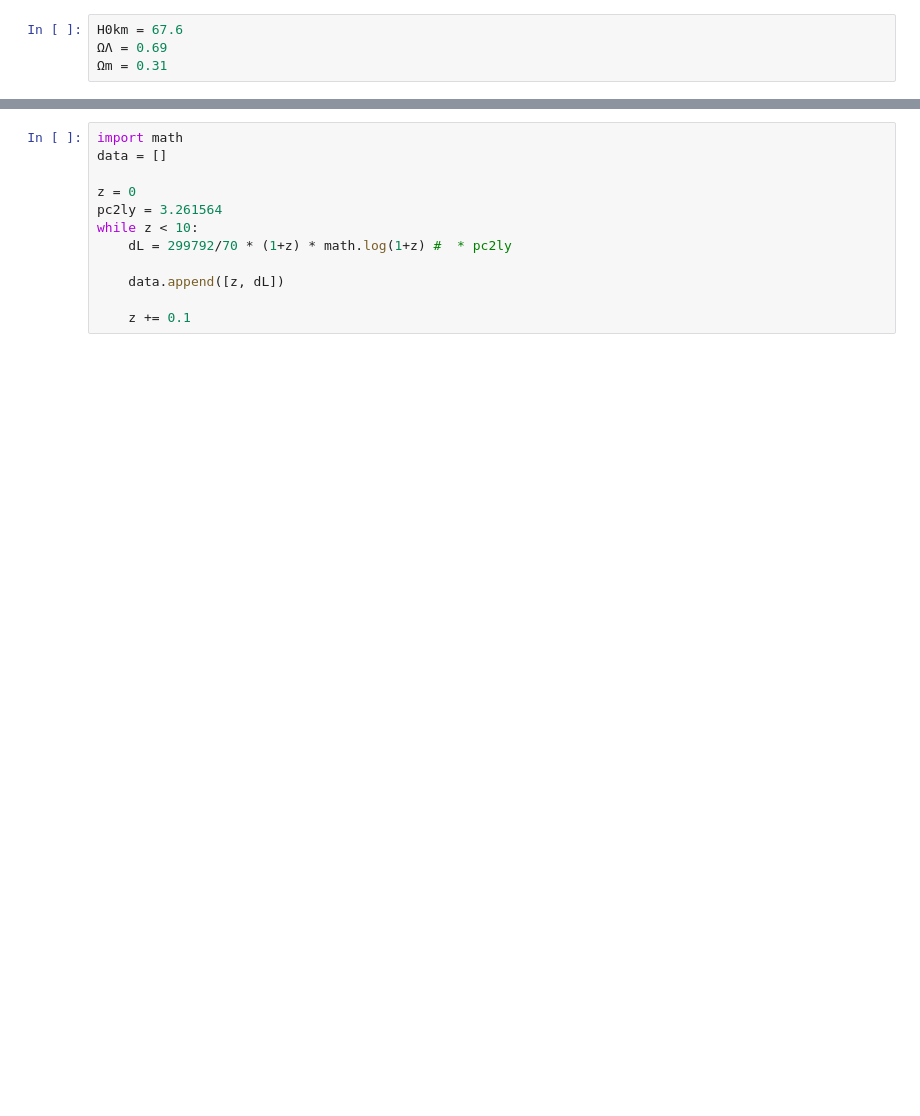
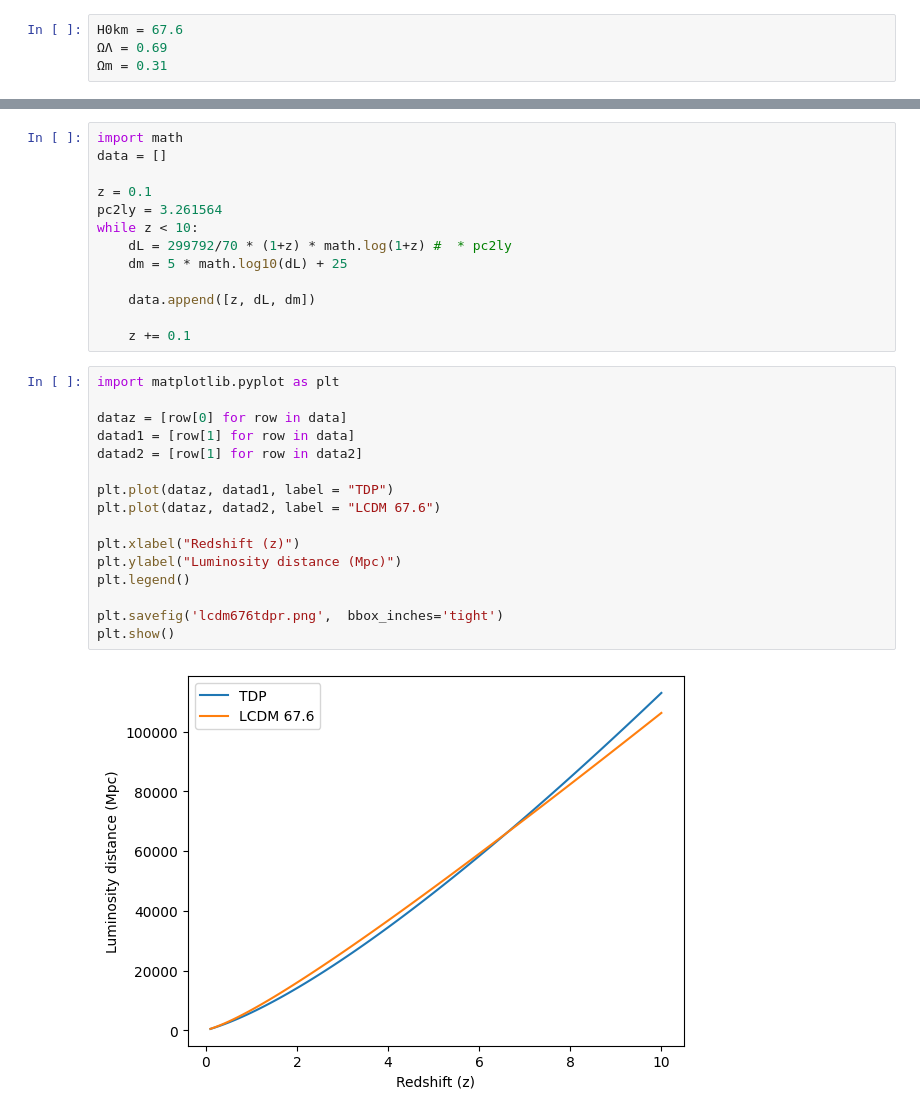
Before and after one commit to mikehelland/hubbles-law, a Jupyter notebook: other/python/dL.ipynb, the cells around one changed output, grey strips where cells are left out. Saved outputs shown, nothing was run; the diff lists cells and outputs as text; blank space fills up the shorter version.

```diff
--- a/other/python/dL.ipynb
+++ b/other/python/dL.ipynb
@@ -21,14 +24,33 @@ while z < 10:
 import math
 data = []
 
-z = 0
+z = 0.1
 pc2ly = 3.261564
 while z < 10:
     dL = 299792/70 * (1+z) * math.log(1+z) #  * pc2ly
+    dm = 5 * math.log10(dL) + 25
 
-    data.append([z, dL])
+    data.append([z, dL, dm])
 
     z += 0.1
+# %%
+import matplotlib.pyplot as plt
+
+dataz = [row[0] for row in data]
+datad1 = [row[1] for row in data]
+datad2 = [row[1] for row in data2]
+
+plt.plot(dataz, datad1, label = "TDP")
+plt.plot(dataz, datad2, label = "LCDM 67.6")
+
+plt.xlabel("Redshift (z)")
+plt.ylabel("Luminosity distance (Mpc)")
+plt.legend()
+
+plt.savefig('lcdm676tdpr.png',  bbox_inches='tight')
+plt.show()
+# %% [output]
+[figure, added]
 # %%
 import matplotlib.pyplot as plt
 
```
Also changed, not shown: parts of 6 cells of this notebook, 34 other files.
